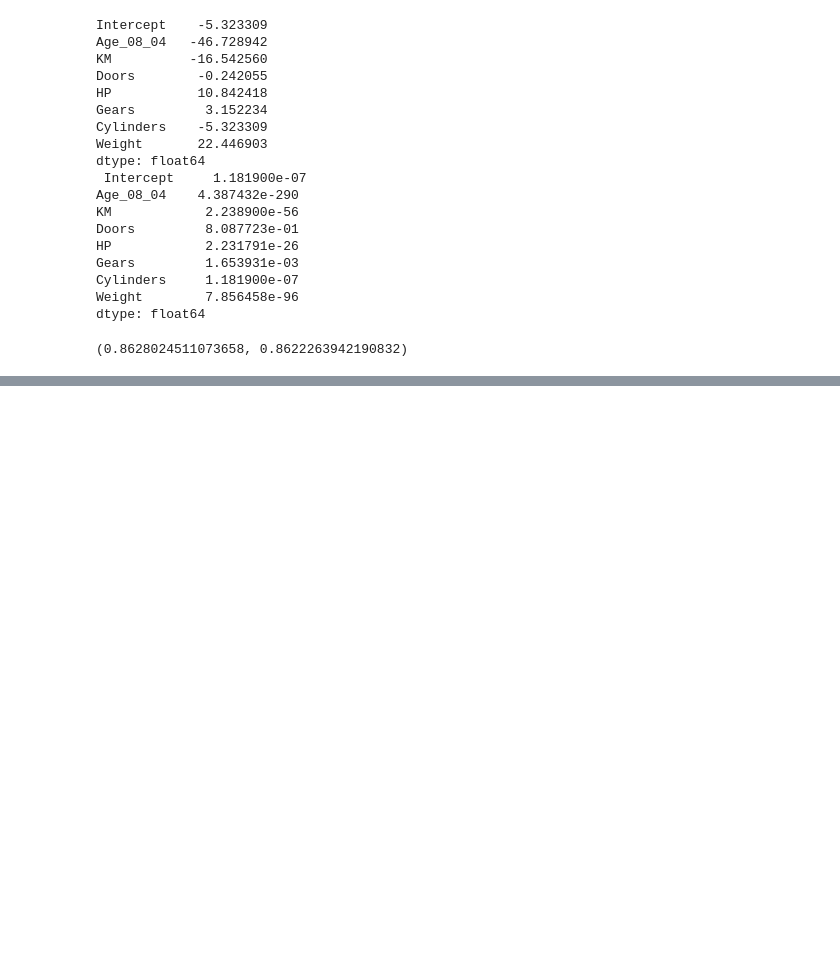
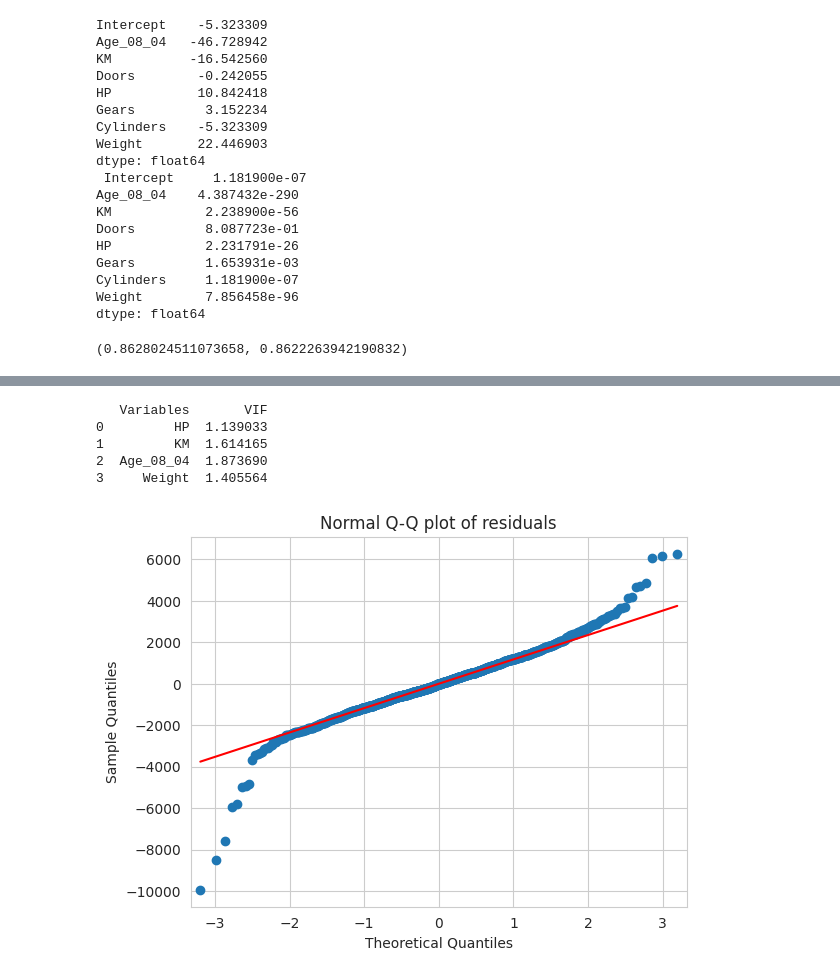
Before and after one commit to Vignesh-kanna/ml_with_flask, a Jupyter notebook: Toyoto_Linear_Regression.ipynb, the cells around one changed output, grey strips where cells are left out. Cells and saved outputs as stored; diff of their text form; code cells hidden in the pictures; blank space fills up the shorter version.

```diff
--- a/Toyoto_Linear_Regression.ipynb
+++ b/Toyoto_Linear_Regression.ipynb
@@ -173,0 +218,32 @@ dtype: float64
+# %%
+rsq_hp = smf.ols('HP ~ KM + Age_08_04 + Weight', data=df_cleaned).fit().rsquared
+vif_hp = 1 / (1 - rsq_hp)
+
+rsq_km = smf.ols('KM ~ HP + Age_08_04 + Weight', data=df_cleaned).fit().rsquared
+vif_km = 1 / (1 - rsq_km)
+
+rsq_age = smf.ols('Age_08_04 ~ HP + KM + Weight', data=df_cleaned).fit().rsquared
+vif_age = 1 / (1 - rsq_age)
+
+rsq_weight = smf.ols('Weight ~ HP + KM + Age_08_04', data=df_cleaned).fit().rsquared
+vif_weight = 1 / (1 - rsq_weight)
+
+# Create a VIF DataFrame
+d1 = {'Variables': ['HP', 'KM', 'Age_08_04', 'Weight'],
+      'VIF': [vif_hp, vif_km, vif_age, vif_weight]}
+
+VIF_frame = pd.DataFrame(d1)
+print(VIF_frame)
+# %% [output]
+   Variables       VIF
+0         HP  1.139033
+1         KM  1.614165
+2  Age_08_04  1.873690
+3     Weight  1.405564
+# %%
+import statsmodels.api as sm
+qqplot=sm.qqplot(model.resid,line='q')
+plt.title("Normal Q-Q plot of residuals")
+plt.show()
+# %% [output]
+[figure, added]
```
Also changed, not shown: parts of 20 cells of this notebook.
